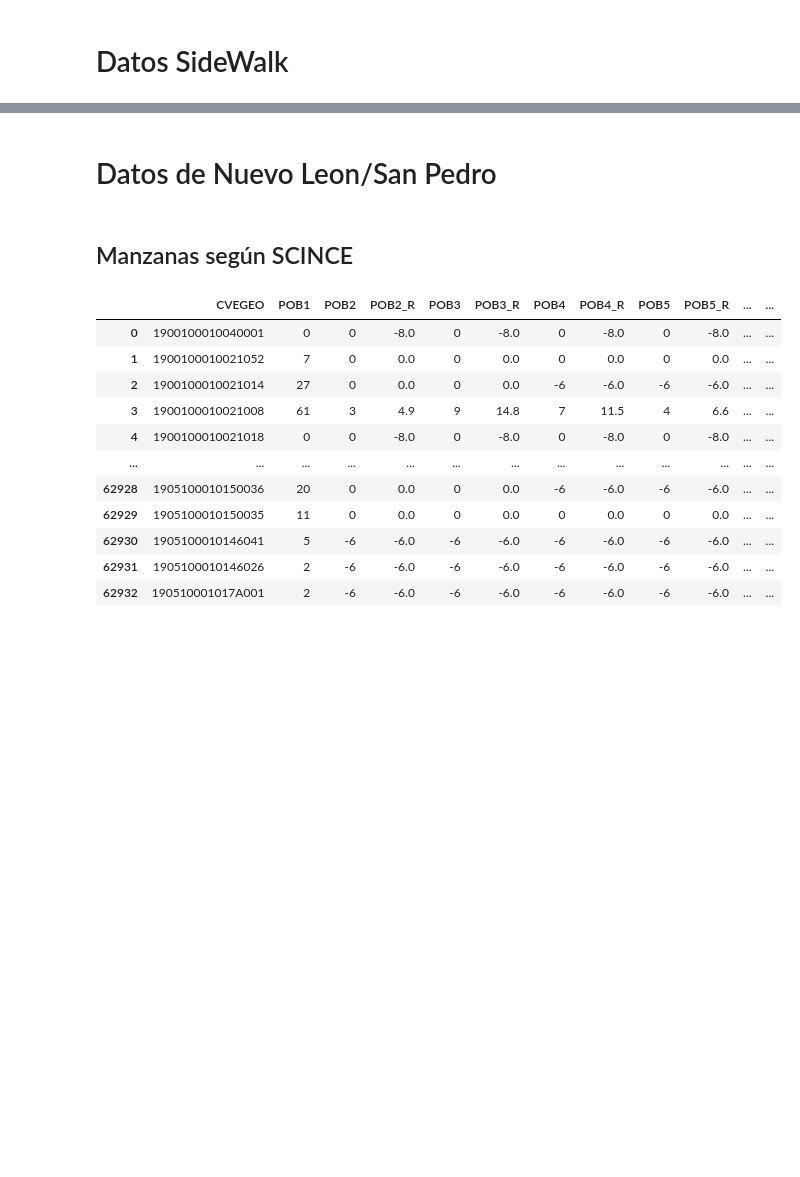
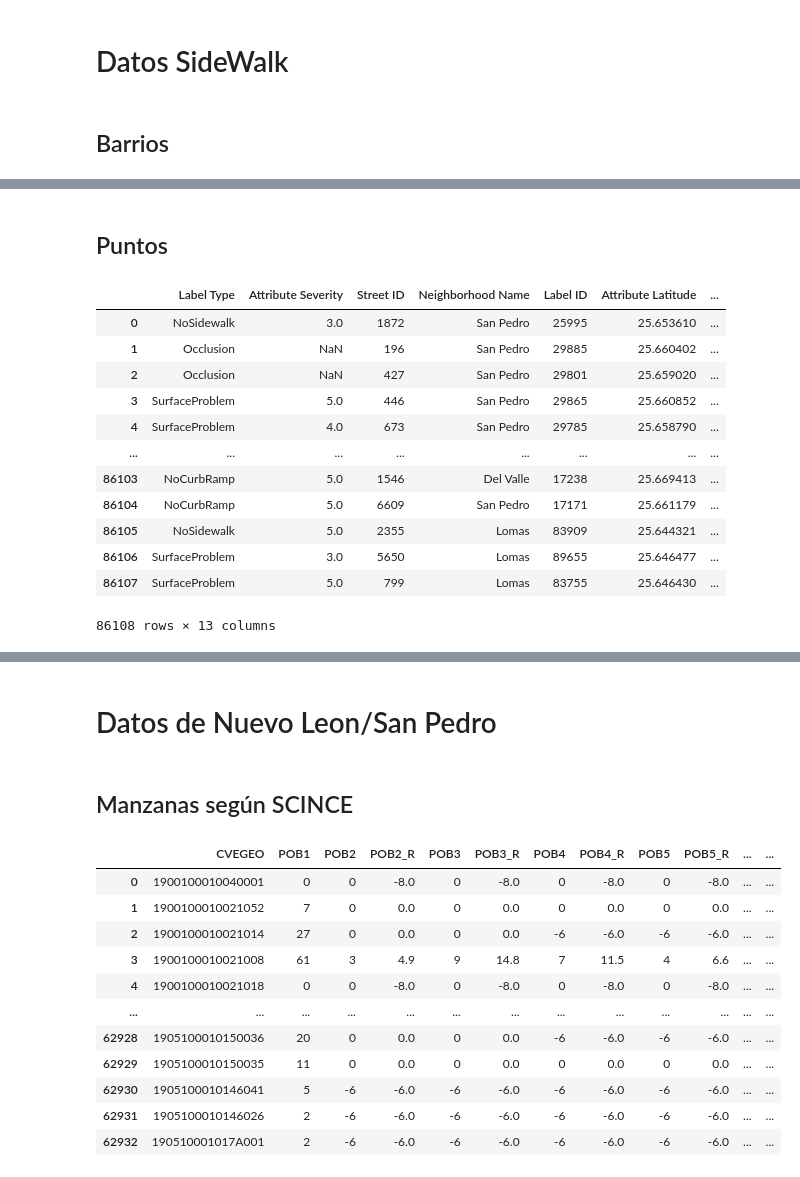
Before and after one commit to Pcorner0/SideWalkProj, a Jupyter notebook: Notebook.ipynb, the cells around one changed output, grey strips where cells are left out. Saved outputs shown, nothing was run; the diff lists cells and outputs as text; code cells hidden in the pictures; blank space fills up the shorter version.

```diff
--- a/Notebook.ipynb
+++ b/Notebook.ipynb
@@ -24,5 +66,7 @@ os.listdir()
 # %% [markdown]
 # Datos SideWalk
+# %% [markdown]
+## Barrios
 # %%
 polygonsDir = "data/Neighborhood.csv"
 polygonsDf = pd.read_csv(polygonsDir)
@@ -37,14 +81,31 @@ polygonsDf
 | 4 | Del Valle | 9 | 2.280036e-12 | [(-100.352777,25.653401),(-100.35... | 1.000000 | 1.812436 | ... |
 | 5 | San Angel | 11 | 3.918397e-06 | [(-100.362415,25.619483),(-100.36... | 1.000000 | 0.996479 | ... |
 | 6 | Rio Santa Catarina | 3 | 3.906876e-07 | [(-100.374982,25.667635),(-100.37... | 1.000000 | 2.621429 | ... |
+# %% [markdown]
+## Puntos
 # %%
 pointDir = "data/attributesWithLabels.csv"
 pointsDf = pd.read_csv(pointDir)
 # %%
 usefulCols = [
     'Label Type', 'Attribute Severity','Street ID',
     'Neighborhood Name', 'Label ID', 'Attribute Latitude',
     'Attribute Longitude', 'Heading','Pitch', 'Label Severity',
     'Agree Count', 'Disagree Count', 'Not Sure Count']
 
 pointsDf = pointsDf[usefulCols]
+pointsDf
+# %% [output]
+|  | Label Type | Attribute Severity | Street ID | Neighborhood Name | Label ID | Attribute Latitude | ... |
+| 0 | NoSidewalk | 3.0 | 1872 | San Pedro | 25995 | 25.653610 | ... |
+| 1 | Occlusion | NaN | 196 | San Pedro | 29885 | 25.660402 | ... |
+| 2 | Occlusion | NaN | 427 | San Pedro | 29801 | 25.659020 | ... |
+| 3 | SurfaceProblem | 5.0 | 446 | San Pedro | 29865 | 25.660852 | ... |
+| 4 | SurfaceProblem | 4.0 | 673 | San Pedro | 29785 | 25.658790 | ... |
+| ... | ... | ... | ... | ... | ... | ... | ... |
+| 86103 | NoCurbRamp | 5.0 | 1546 | Del Valle | 17238 | 25.669413 | ... |
+| 86104 | NoCurbRamp | 5.0 | 6609 | San Pedro | 17171 | 25.661179 | ... |
+| 86105 | NoSidewalk | 5.0 | 2355 | Lomas | 83909 | 25.644321 | ... |
+| 86106 | SurfaceProblem | 3.0 | 5650 | Lomas | 89655 | 25.646477 | ... |
+| 86107 | SurfaceProblem | 5.0 | 799 | Lomas | 83755 | 25.646430 | ... |
+86108 rows × 13 columns
```
Also changed, not shown: parts of 6 cells of this notebook.
